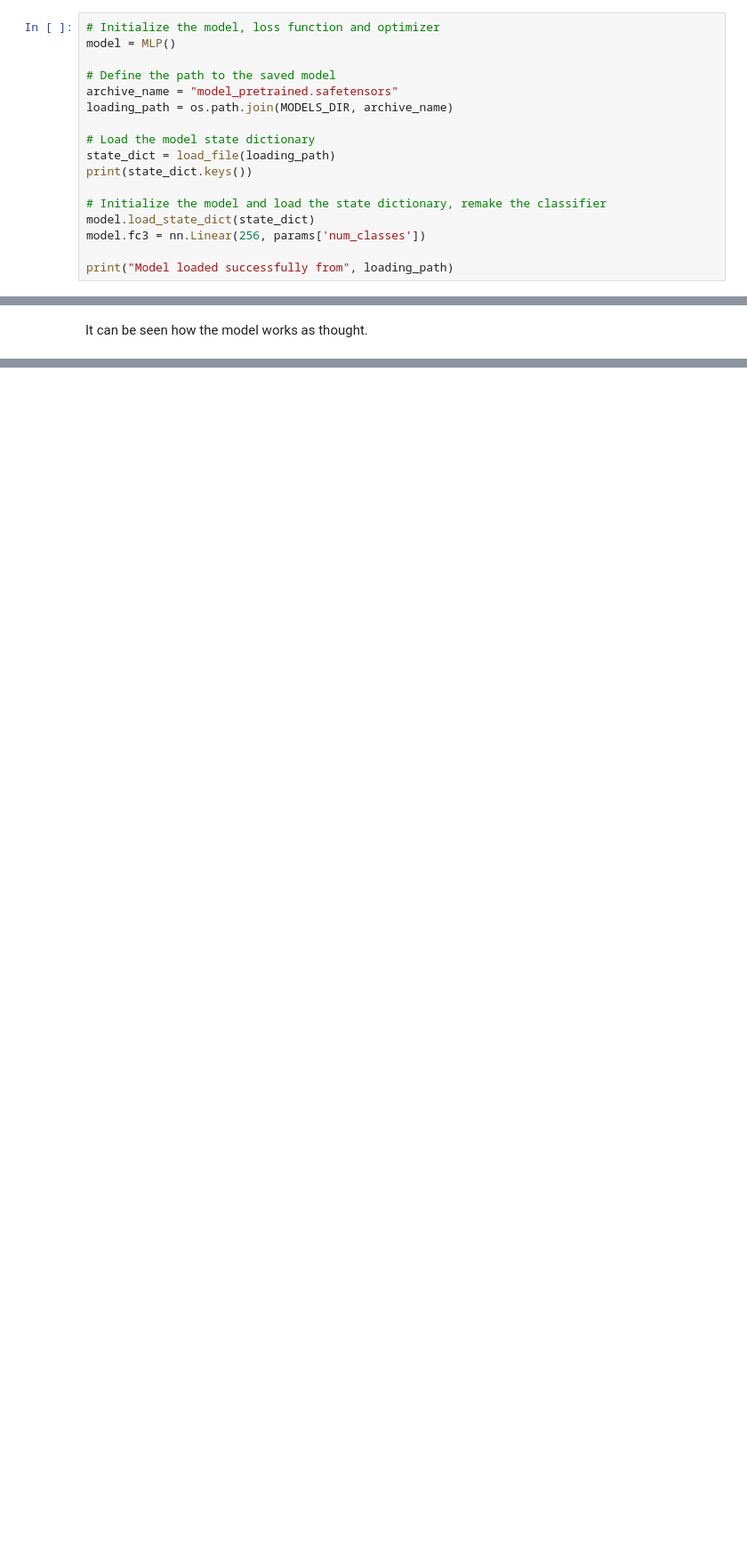
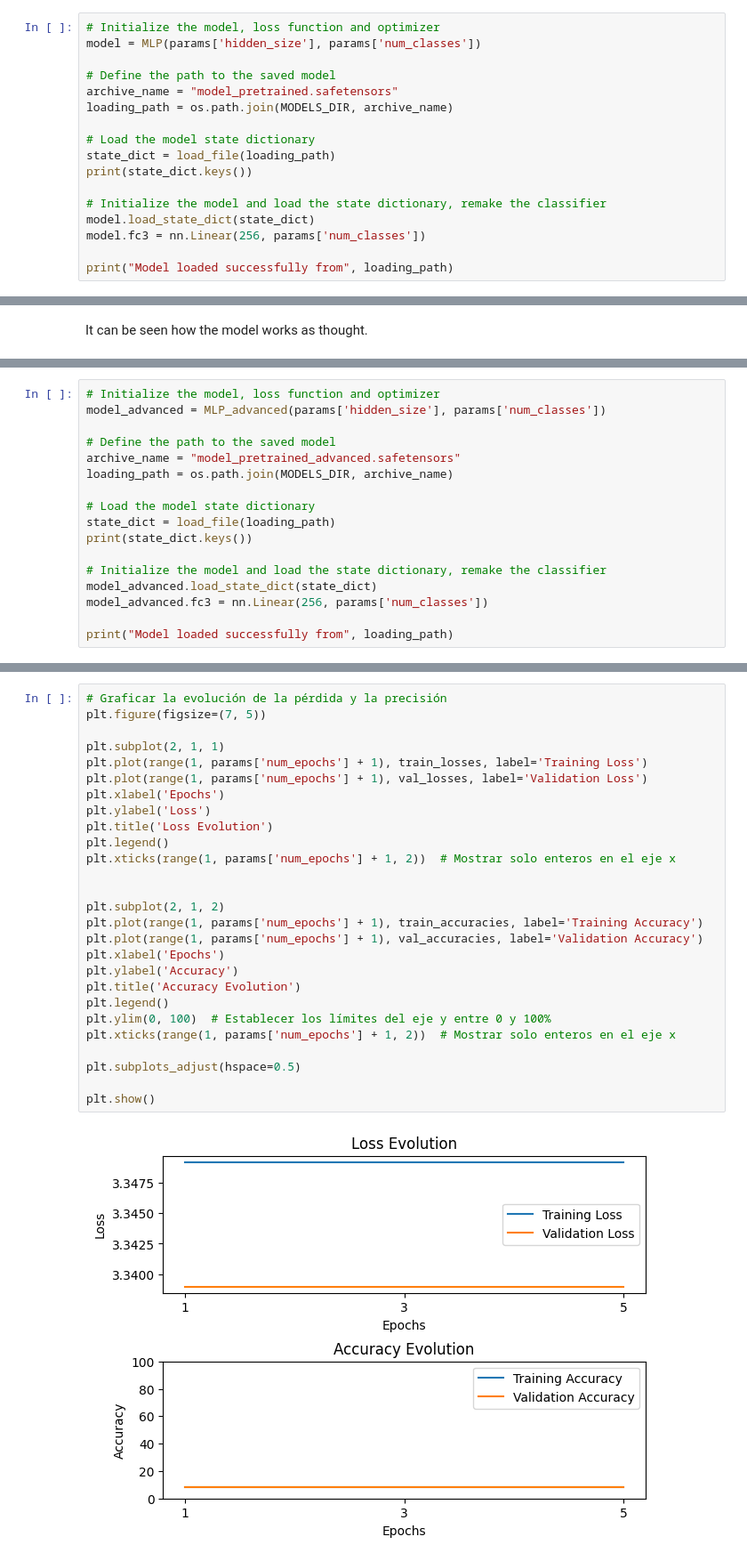
Before and after one commit to armand-07/dataset_stealing_with_privacy_doors, a Jupyter notebook: notebooks/finetuning_F_MNIST.ipynb, the cells around one changed output, grey strips where cells are left out. Shown at 89% size. Drawn from its saved outputs; the diff is of its cells as text; blank space fills up the shorter version.

```diff
--- a/notebooks/finetuning_F_MNIST.ipynb
+++ b/notebooks/finetuning_F_MNIST.ipynb
@@ -127,7 +118,7 @@ class MLP(nn.Module):
 The classification is reinstanciated and model wights loaded.
 # %%
 # Initialize the model, loss function and optimizer
-model = MLP()
+model = MLP(params['hidden_size'], params['num_classes'])
 
 # Define the path to the saved model
 archive_name = "model_pretrained.safetensors"
@@ -307,0 +306,17 @@ It can be seen how the model works as thought.
+# %%
+# Initialize the model, loss function and optimizer
+model_advanced = MLP_advanced(params['hidden_size'], params['num_classes'])
+
+# Define the path to the saved model
+archive_name = "model_pretrained_advanced.safetensors"
+loading_path = os.path.join(MODELS_DIR, archive_name)
+
+# Load the model state dictionary
+state_dict = load_file(loading_path)
+print(state_dict.keys())
+
+# Initialize the model and load the state dictionary, remake the classifier
+model_advanced.load_state_dict(state_dict)
+model_advanced.fc3 = nn.Linear(256, params['num_classes'])
+
+print("Model loaded successfully from", loading_path)
@@ -307,0 +354,29 @@ It can be seen how the model works as thought.
+# %%
+# Graficar la evolución de la pérdida y la precisión
+plt.figure(figsize=(7, 5))
+
+plt.subplot(2, 1, 1)
+plt.plot(range(1, params['num_epochs'] + 1), train_losses, label='Training Loss')
+plt.plot(range(1, params['num_epochs'] + 1), val_losses, label='Validation Loss')
+plt.xlabel('Epochs')
+plt.ylabel('Loss')
+plt.title('Loss Evolution')
+plt.legend()
+plt.xticks(range(1, params['num_epochs'] + 1, 2))  # Mostrar solo enteros en el eje x
+
+
+plt.subplot(2, 1, 2)
+plt.plot(range(1, params['num_epochs'] + 1), train_accuracies, label='Training Accuracy')
+plt.plot(range(1, params['num_epochs'] + 1), val_accuracies, label='Validation Accuracy')
+plt.xlabel('Epochs')
+plt.ylabel('Accuracy')
+plt.title('Accuracy Evolution')
+plt.legend()
+plt.ylim(0, 100)  # Establecer los límites del eje y entre 0 y 100%
+plt.xticks(range(1, params['num_epochs'] + 1, 2))  # Mostrar solo enteros en el eje x
+
+plt.subplots_adjust(hspace=0.5)
+
+plt.show()
+# %% [output]
+[figure, added]
```
Also changed, not shown: parts of 16 cells of this notebook, 6 other files.
